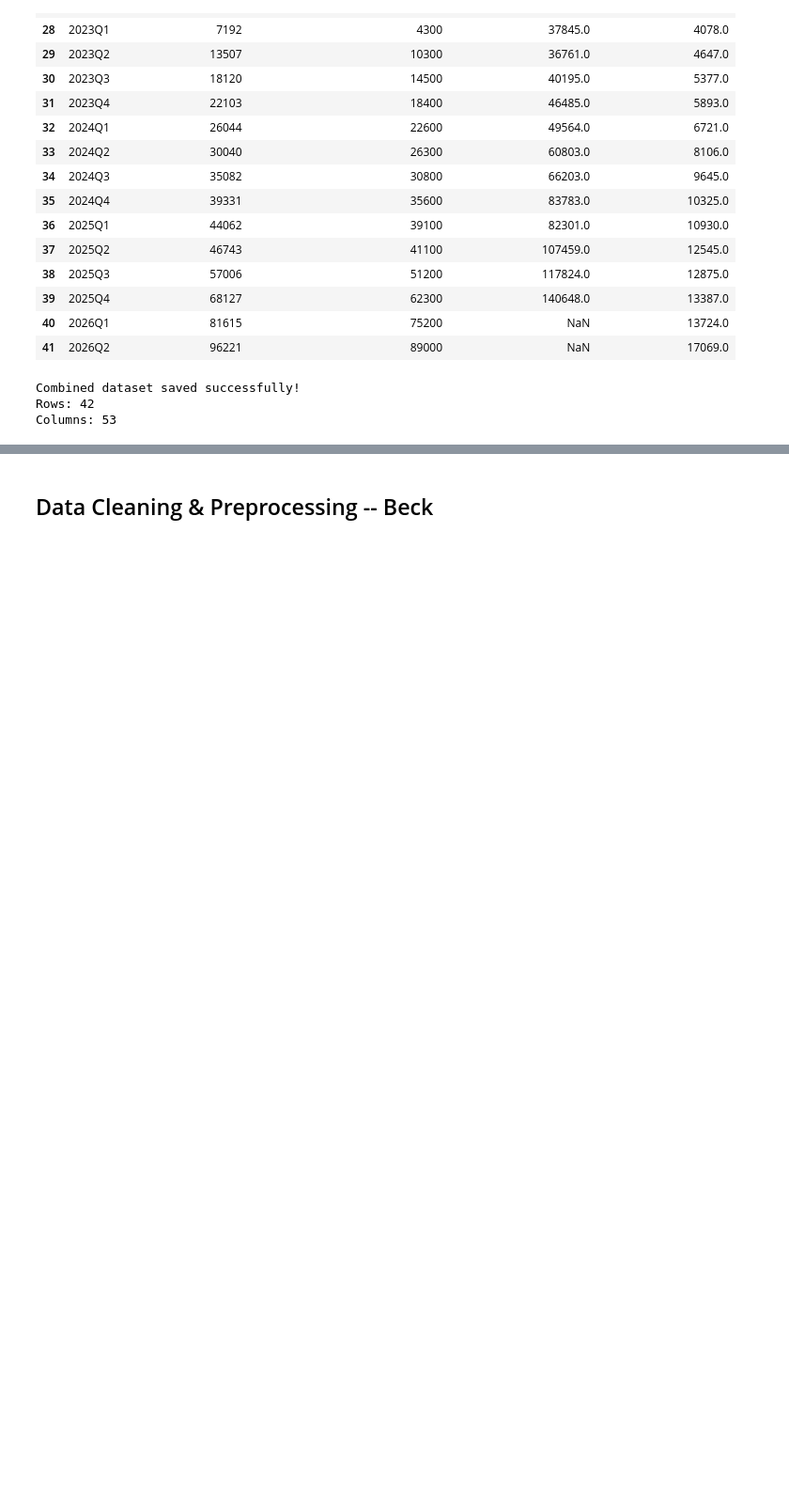
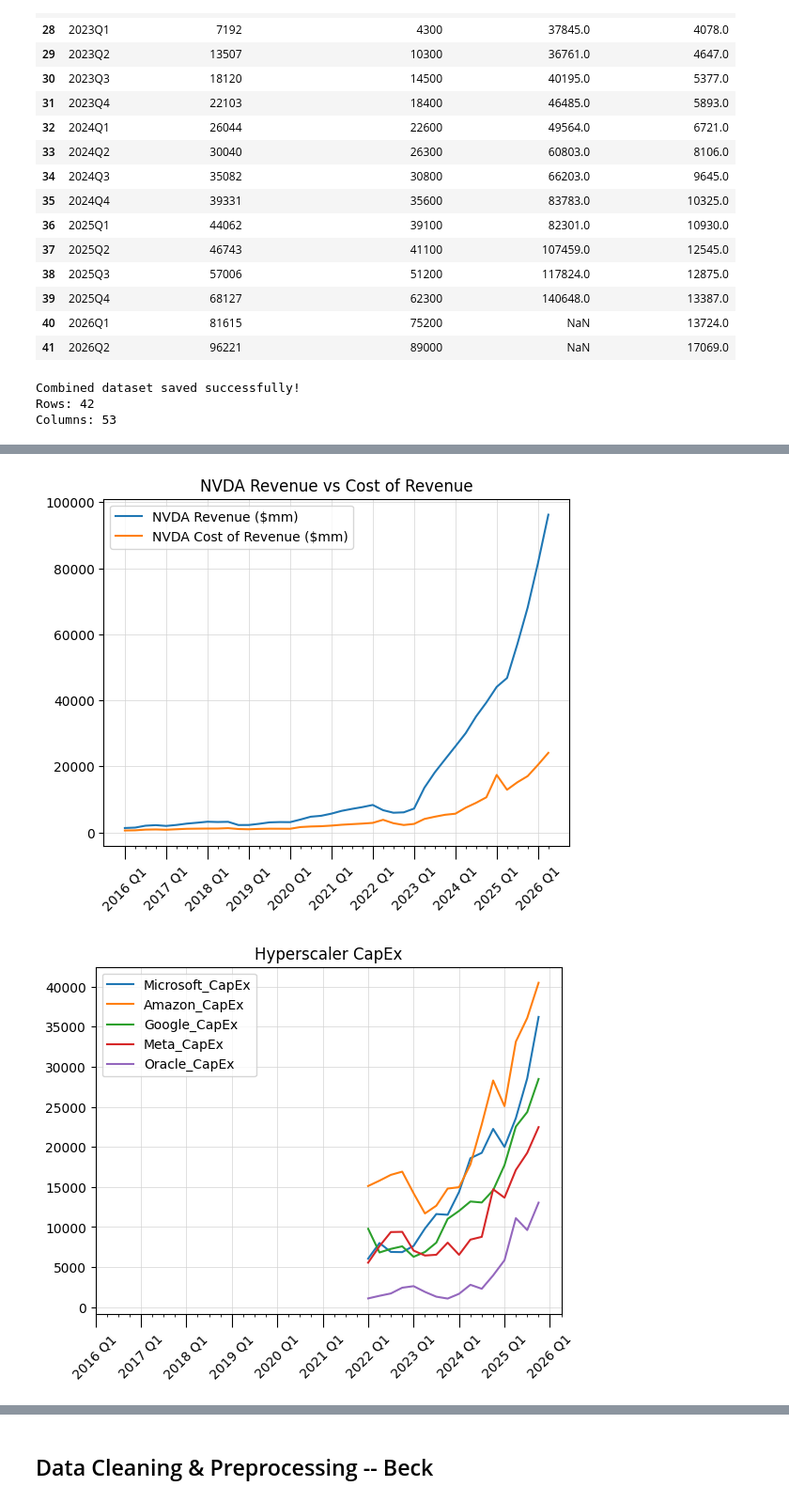
Before and after one commit to mikahamelin-gif/IS-4487-final-project-nvidia, a Jupyter notebook: IS_4487_Final_Project_Notebook.ipynb, the cells around one changed output, grey strips where cells are left out. Shown at 94% size. Drawn from its saved outputs; the diff is of its cells as text; code cells hidden in the pictures; blank space fills up the shorter version.

```diff
--- a/IS_4487_Final_Project_Notebook.ipynb
+++ b/IS_4487_Final_Project_Notebook.ipynb
@@ -282,0 +323,38 @@ Columns: 53
+# %%
+# visualizations of key trends & distributions
+import matplotlib.pyplot as plt
+
+df = combined.sort_values("Quarter").reset_index(drop=True)
+labels = [q if "Q1" in q else "" for q in df["Quarter"]]
+
+# Formatting for the time charts: Q1 labels with long ticks, short ticks for other quarters, faint gridlines
+def format_chart(ax):
+    plt.sca(ax)
+    plt.xticks(range(0, len(df), 4), df["Quarter"][::4], rotation=45)
+    ax.set_xticks(range(len(df)), minor=True)
+    plt.tick_params(axis="x", length=10)
+    plt.grid(color="lightgrey", linewidth=0.5)
+    plt.show()
+    print("\n\n")
+
+
+# 1. Revenue and cost of revenue over time
+format_chart(df.plot(y=["NVDA Revenue ($mm)", "NVDA Cost of Revenue ($mm)"], title="NVDA Revenue vs Cost of Revenue"))
+
+# 2. CapEx by company
+format_chart(df.plot(y=["Microsoft_CapEx", "Amazon_CapEx", "Google_CapEx", "Meta_CapEx", "Oracle_CapEx"], title="Hyperscaler CapEx"))
+
+# 3. CapEx vs revenue
+df.plot(x="Total_Hyperscaler_CapEx", y="NVDA Revenue ($mm)", kind="scatter", title="CapEx vs NVDA Revenue")
+plt.grid(color="lightgrey", linewidth=0.5)
+plt.show()
+print("\n\n")
+
+# 4. Construction spending over time
+format_chart(df.plot(y="Construction_Spending", title="Construction Spending"))
+
+# 5. Construction spending vs NVDA revenue
+format_chart(df.plot(y=["Construction_Spending", "NVDA Revenue ($mm)"], secondary_y="Construction_Spending", title="Construction Spending vs NVDA Revenue"))
+# %% [output]
+[figure, added]
+[figure, added]
```
Also changed, not shown: parts of 13 cells of this notebook.
